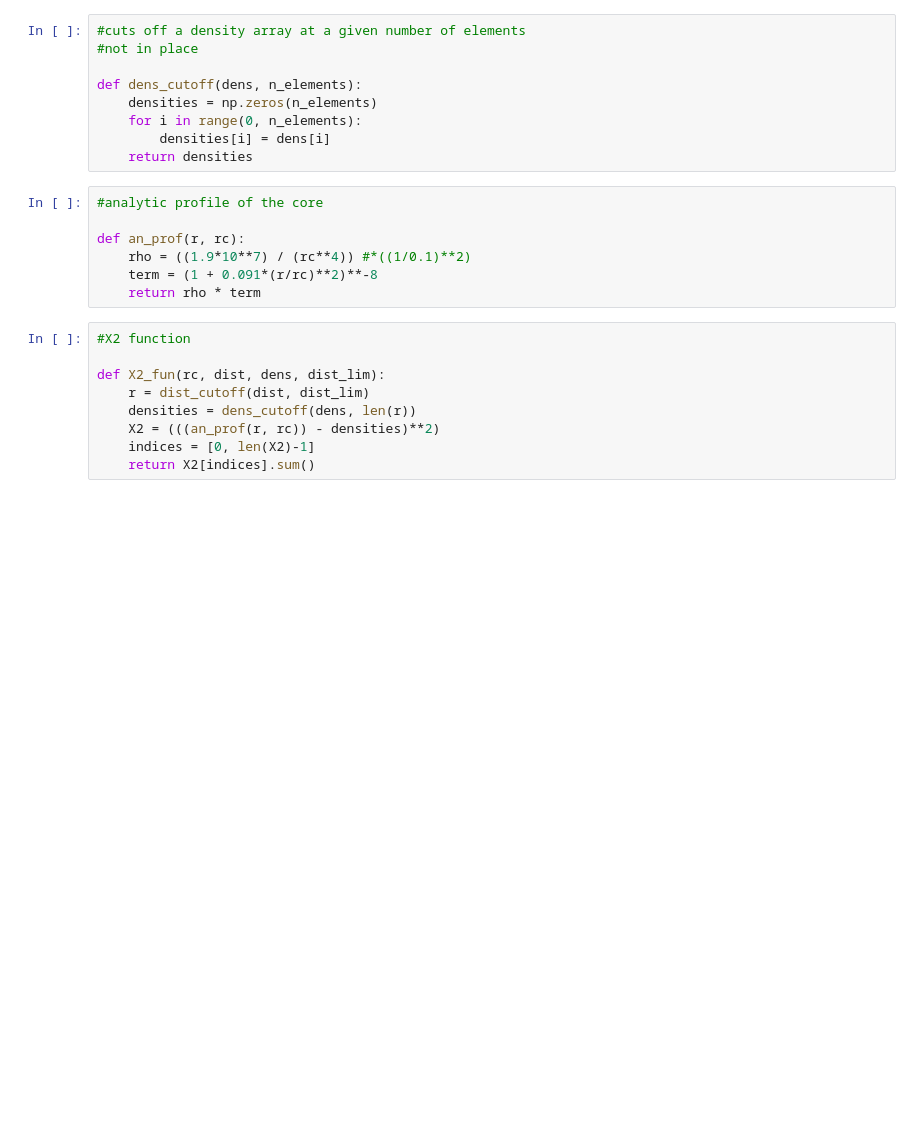
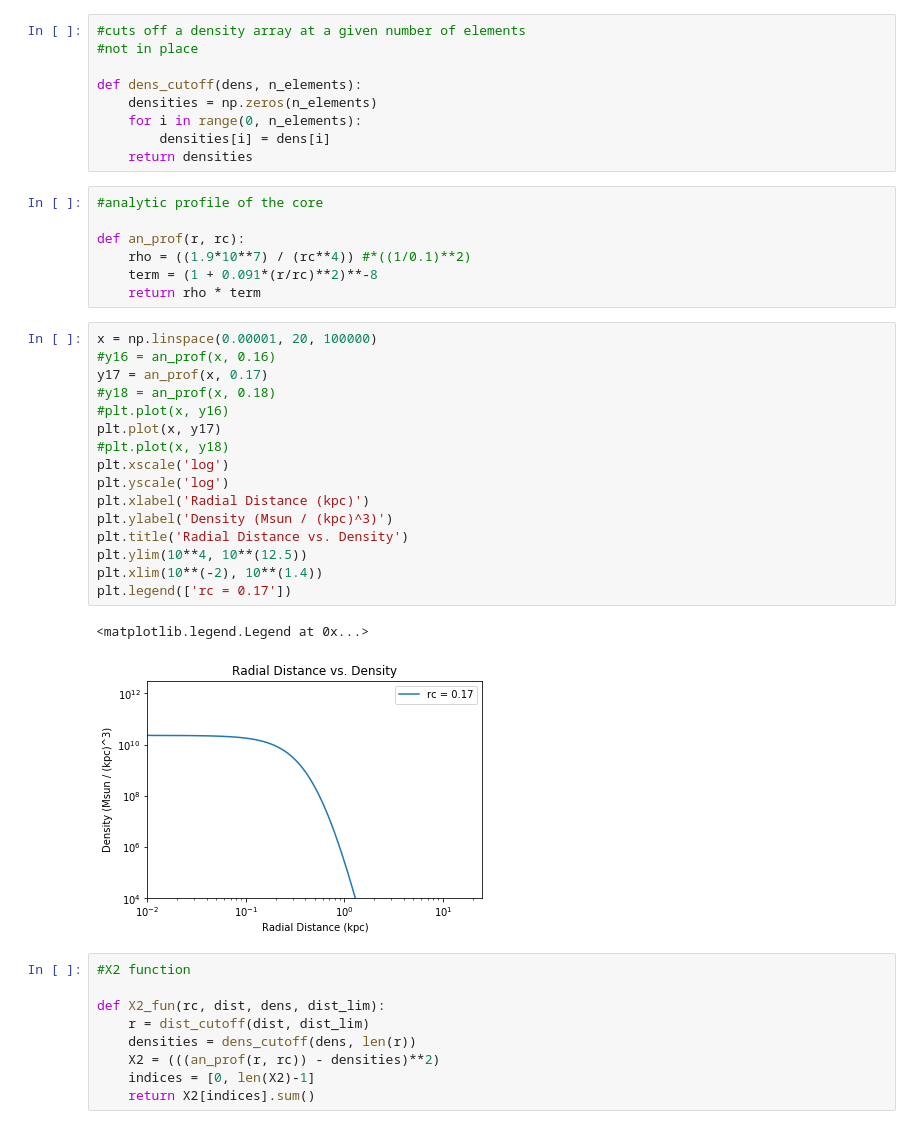
Before and after one commit to mnotis/FDM2020, a Jupyter notebook: Radial Profile.ipynb, the cells around one changed output. Drawn from its saved outputs; the diff is of its cells as text; blank space fills up the shorter version.

```diff
--- a/Radial Profile.ipynb
+++ b/Radial Profile.ipynb
@@ -209,6 +209,25 @@ def an_prof(r, rc):
     rho = ((1.9*10**7) / (rc**4)) #*((1/0.1)**2)
     term = (1 + 0.091*(r/rc)**2)**-8
     return rho * term
+# %%
+x = np.linspace(0.00001, 20, 100000)
+#y16 = an_prof(x, 0.16)
+y17 = an_prof(x, 0.17)
+#y18 = an_prof(x, 0.18)
+#plt.plot(x, y16)
+plt.plot(x, y17)
+#plt.plot(x, y18)
+plt.xscale('log')
+plt.yscale('log')
+plt.xlabel('Radial Distance (kpc)')
+plt.ylabel('Density (Msun / (kpc)^3)')
+plt.title('Radial Distance vs. Density')
+plt.ylim(10**4, 10**(12.5))
+plt.xlim(10**(-2), 10**(1.4))
+plt.legend(['rc = 0.17'])
+# %% [output]
+<matplotlib.legend.Legend at 0x...>
+[figure, added]
 # %%
 #X2 function
 
```
Also changed, not shown: parts of 2 cells of this notebook, 2 other files.
